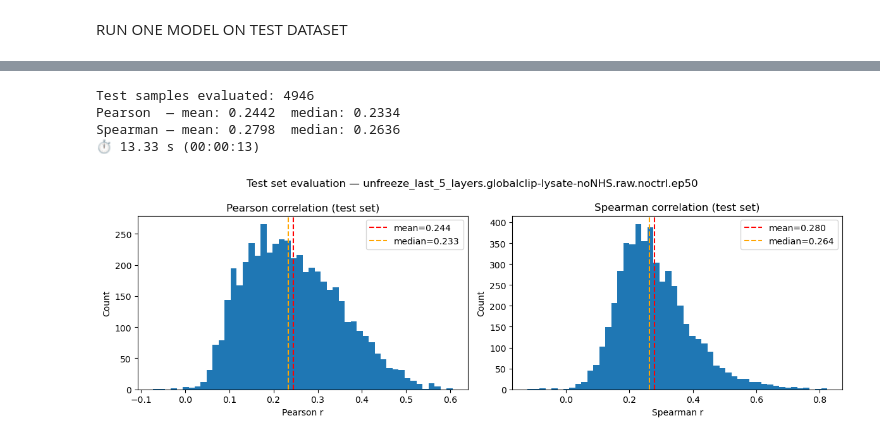
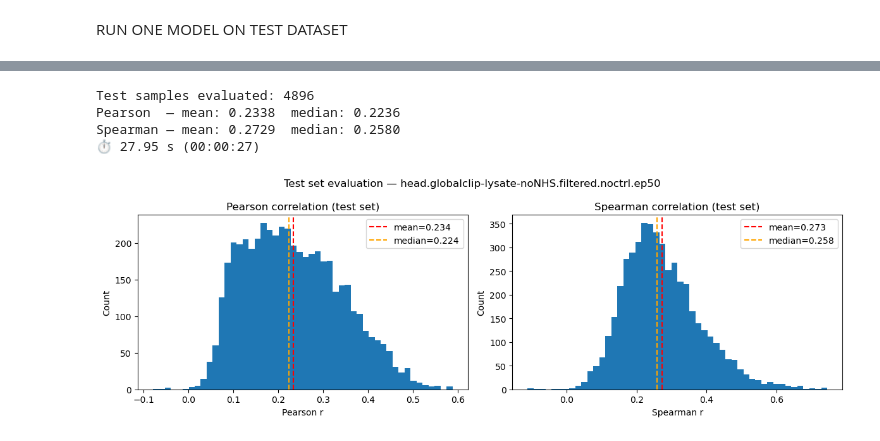
Before and after one commit to ml4rg26-deconvgclip/parnet--globalclip-head, a Jupyter notebook: notebooks/globalclip-head/99_evaluate_runs.ipynb, the cells around one changed output, grey strips where cells are left out. Saved outputs shown, nothing was run; the diff lists cells and outputs as text; code cells hidden in the pictures.

```diff
--- a/notebooks/globalclip-head/99_evaluate_runs.ipynb
+++ b/notebooks/globalclip-head/99_evaluate_runs.ipynb
@@ -124,9 +42,12 @@ logger.info(f"Using device: {device}")
 # %%
 # ── Select which run to evaluate on which test set ───────────────────────────────────
-EVAL_RUN = "parnet.7m-0.0.unfreeze_last_5_layers.globalclip-lysate-noNHS.raw.noctrl.ep50" # ADAPT
+EVAL_RUN = "parnet.7m-0.0.head.globalclip-lysate-noNHS.filtered.noctrl.ep50" # ADAPT
+
+# Pretrained backbone this run was fine-tuned from
+PRETRAINED_MODEL = ParnetModelName.PARNET_7M_0_0   # ADAPT — or PARNET_21M_NONE / PARNET_21M_5_0
 
 _fp_cfg = yaml.safe_load((PROJECT_DIR / "config" / "filepaths.yaml").read_text())
-DATA_PATH = Path(_fp_cfg["global_clip"]["data_lysate_noNHS"]) # ADAPT - filtered or unfiltered data
+DATA_PATH = Path(_fp_cfg["global_clip"]["data_lysate_noNHS_filtered"]) # ADAPT
 
 logger.info(f"Evaluating run: {EVAL_RUN}")
 logger.info(f"Test data: {DATA_PATH}")
@@ -160,16 +81,14 @@ loaded 4946 samples.
 # %%
 # ── Rebuild model architecture ─────────────────────────────────────────────────
-pretrained_model_name = ParnetModelName.PARNET_7M_0_0
-_pretrained_path = Path(_fp_cfg["models"][pretrained_model_name.value])
+_pretrained_path = Path(_fp_cfg["models"][PRETRAINED_MODEL.value])
 
 model = load_parnet_model(
-    pretrained_model_name,
+    PRETRAINED_MODEL,
     _pretrained_path,
     dtype=torch.float32,
     device=device,
 )
 
-# Replace head with GlobalCLIPHead (same as training notebook)
 class GlobalCLIPHead(torch.nn.Module):
     def __init__(self, num_tasks=1):
         super().__init__()
@@ -185,12 +104,12 @@ class GlobalCLIPHead(torch.nn.Module):
 
 model.head = GlobalCLIPHead(num_tasks=1).to(device)
 
-# Initialize lazy parameters
+# Initialize lazy parameters — derive hidden dim from the backbone (512 for 7M, 768 for 21M)
 with torch.no_grad():
-    _dummy = torch.zeros(1, 512, 600, device=device)
-    model.head(_dummy)
+    _probe_seq = test_ds[0]["inputs"]["sequence"].unsqueeze(0).to(device)
+    _backbone_out = model.body(model.stem(_probe_seq))
+    model.head(_backbone_out)
 
-# Load fine-tuned weights
 model.load_state_dict(checkpoint["state_dict"])
 model.eval()
 logger.info(f"Model ready — params: {count_trainable_params(model):,}")
@@ -229,38 +148,39 @@ print(f"Test samples evaluated: {len(pearson_scores)}")
 print(f"Pearson  — mean: {np.mean(pearson_scores):.4f}  median: {np.median(pearson_scores):.4f}")
 print(f"Spearman — mean: {np.mean(spearman_scores):.4f}  median: {np.median(spearman_scores):.4f}")
 # %% [output]
-Test samples evaluated: 4946
-Pearson  — mean: 0.2442  median: 0.2334
-Spearman — mean: 0.2798  median: 0.2636
-⏱ 13.33 s (00:00:13)
+Test samples evaluated: 4896
+Pearson  — mean: 0.2338  median: 0.2236
+Spearman — mean: 0.2729  median: 0.2580
+⏱ 27.95 s (00:00:27)
 # %%
 fig, axes = plt.subplots(1, 2, figsize=(12, 4))
 
 axes[0].hist(pearson_scores, bins=50)
 axes[0].axvline(np.mean(pearson_scores), color='red', linestyle='--', label=f'mean={np.mean(pearson_scores):.3f}')
 axes[0].axvline(np.median(pearson_scores), color='orange', linestyle='--', label=f'median={np.median(pearson_scores):.3f}')
 axes[0].set_title('Pearson correlation (test set)')
 axes[0].set_xlabel('Pearson r')
 axes[0].set_ylabel('Count')
 axes[0].legend()
 
 axes[1].hist(spearman_scores, bins=50)
 axes[1].axvline(np.mean(spearman_scores), color='red', linestyle='--', label=f'mean={np.mean(spearman_scores):.3f}')
 axes[1].axvline(np.median(spearman_scores), color='orange', linestyle='--', label=f'median={np.median(spearman_scores):.3f}')
 axes[1].set_title('Spearman correlation (test set)')
 axes[1].set_xlabel('Spearman r')
 axes[1].set_ylabel('Count')
 axes[1].legend()
 
-plt.suptitle(f"Test set evaluation — {EVAL_RUN.replace('parnet.7m-0.0.', '')}")
+_run_label = EVAL_RUN.split(".globalclip")[0]
+plt.suptitle(f"Test set evaluation - {_run_label}")
 plt.tight_layout()
 
 # ── Save to run folder and central figures dir ─────────────────────────────────
 _figures_dir = PROJECT_DIR / "results" / "globalclip-head" / "figures"
 _figures_dir.mkdir(parents=True, exist_ok=True)
 
 plt.savefig(RUNS_DIR / EVAL_RUN / "test_correlations.png", dpi=150, bbox_inches="tight")
-plt.savefig(_figures_dir / f"test_correlations.{EVAL_RUN.replace('parnet.7m-0.0.', '')}.png", dpi=150, bbox_inches="tight")
+plt.savefig(_figures_dir / f"test_correlations.{_run_label}.png", dpi=150, bbox_inches="tight")
 plt.show()
 # %% [output]
-[figure, old version]
+[figure, new version]
```
Also changed, not shown: parts of 11 cells of this notebook, 4 other files.
